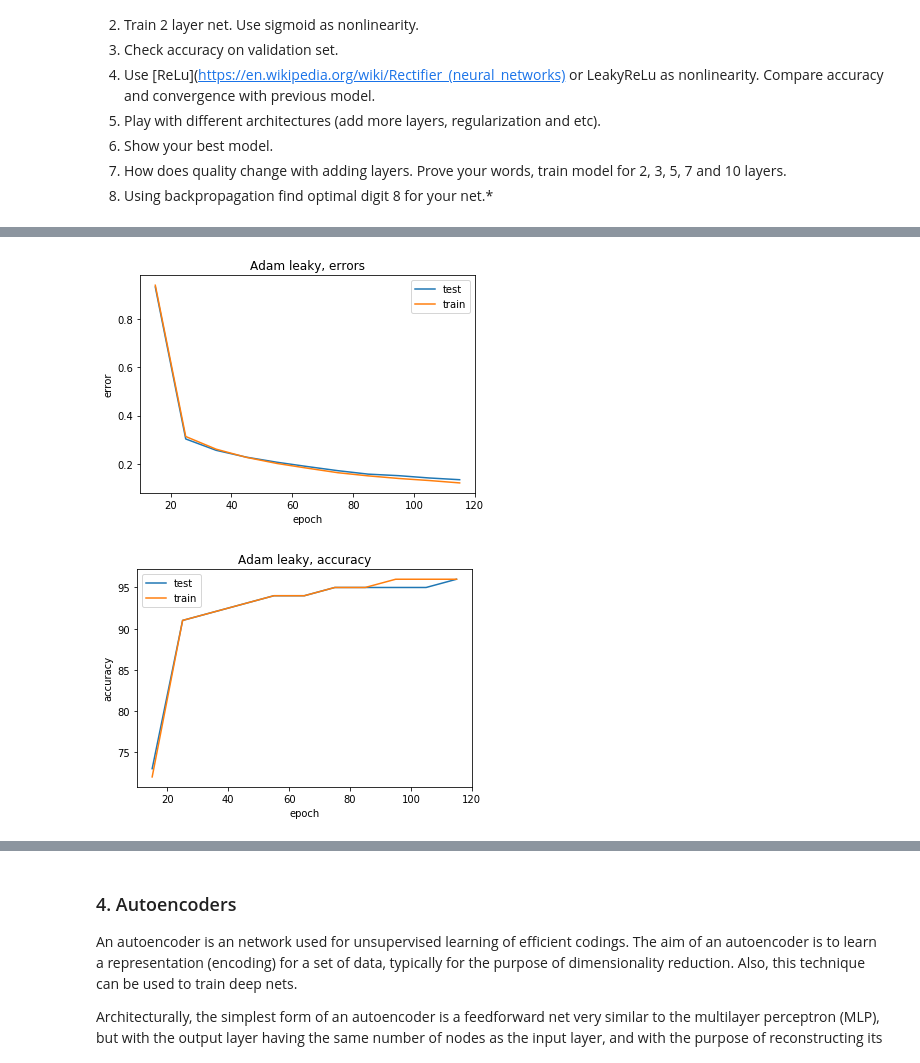
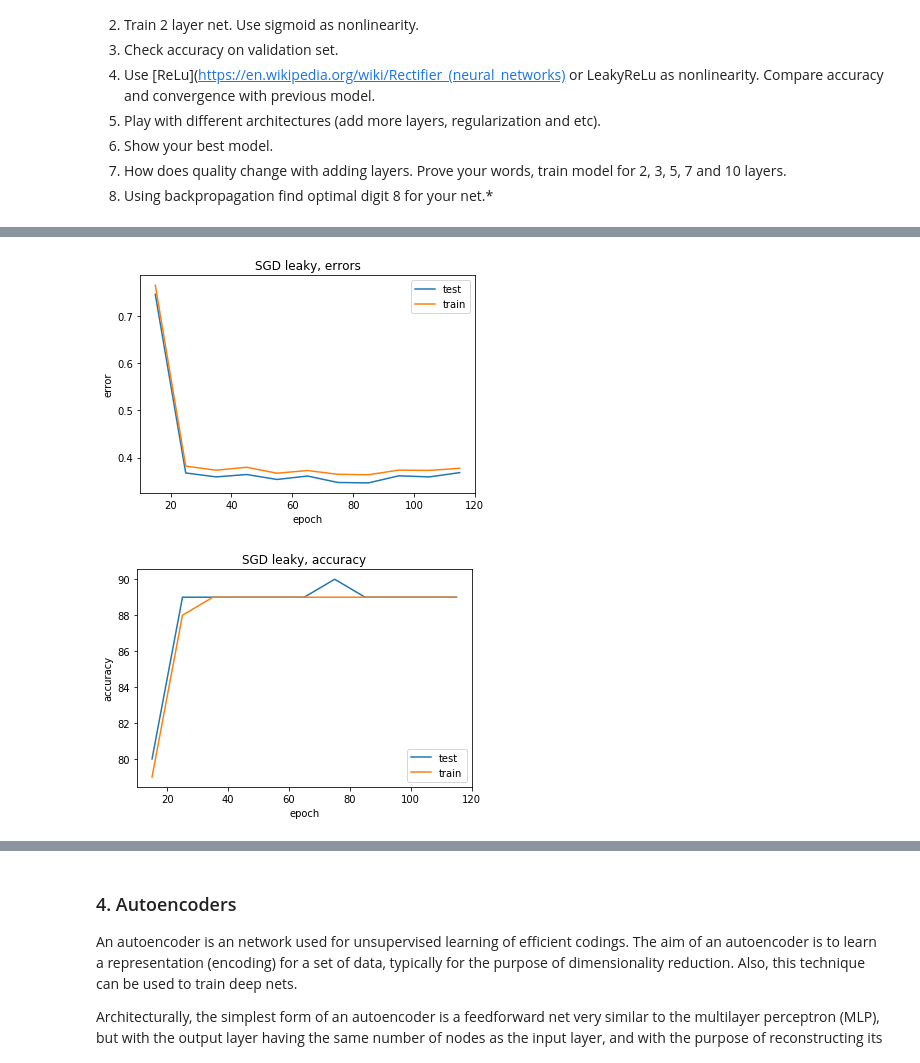
Before and after one commit to arinaruck/Darin, a Jupyter notebook: Lab2/lab-2.ipynb, the cells around one changed output, grey strips where cells are left out. Saved outputs shown, nothing was run; the diff lists cells and outputs as text; code cells hidden in the pictures.

```diff
--- a/Lab2/lab-2.ipynb
+++ b/Lab2/lab-2.ipynb
@@ -65,7 +65,7 @@ import torch.optim as optim
 
 %matplotlib inline
 
-def mnist_loader(train=True, batch_size=50, shuffle=True, normalize=None, path='./dataset'):
+def mnist_loader(train=True, batch_size=256, shuffle=True, normalize=None, path='./dataset'):
     if normalize is not None:
         transform = transforms.Compose([
                        transforms.ToTensor(),
@@ -771,7 +724,7 @@ Train set: Average loss: 0.2592, Accuracy: 55601/60000 (92%)
 # %%
 weights_init(model_l)
 optimizer = optim.SGD(model_l.parameters(), lr=0.01, momentum=0.8, nesterov=True)
-train_n_test("Adam leaky", model=model_l)
+train_n_test("SGD leaky", model=model_l)
 # %% [output]
 epochs:  15
 
@@ -793,4 +746,4 @@ Train set: Average loss: 0.1202, Accuracy: 57957/60000 (96%)
-[figure, old version]
+[figure, new version]
-[figure, old version]
+[figure, new version]
 # %% [markdown]
 It can be seen that net with leaky_relu used as a non-linearity function converges faster than the one with sigmoid (the groth of accuracy is not that steep for the first net after 25 epochs and after 45 for the second one)
```
Also changed, not shown: parts of 31 cells of this notebook.
